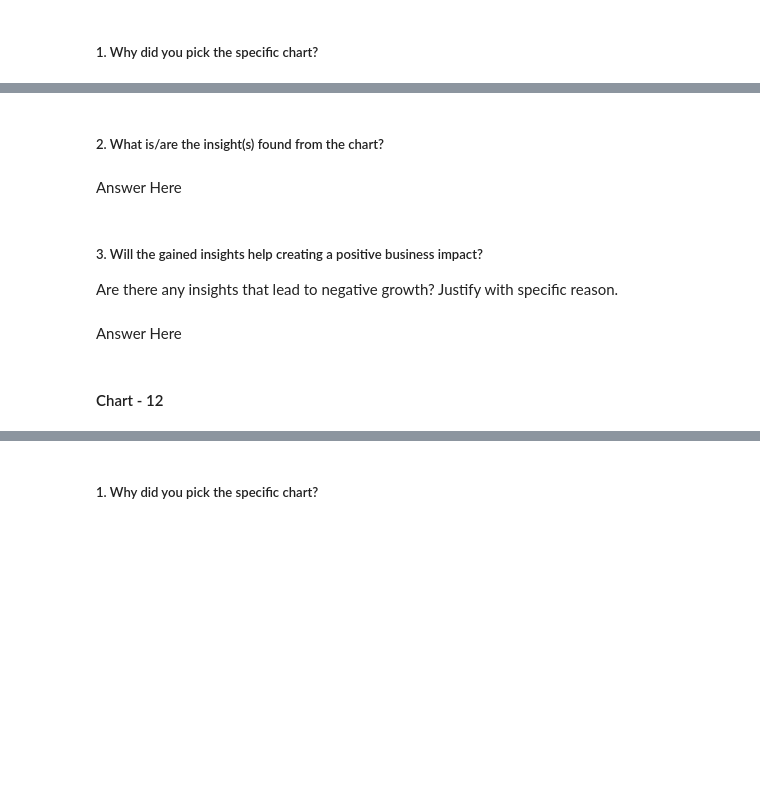
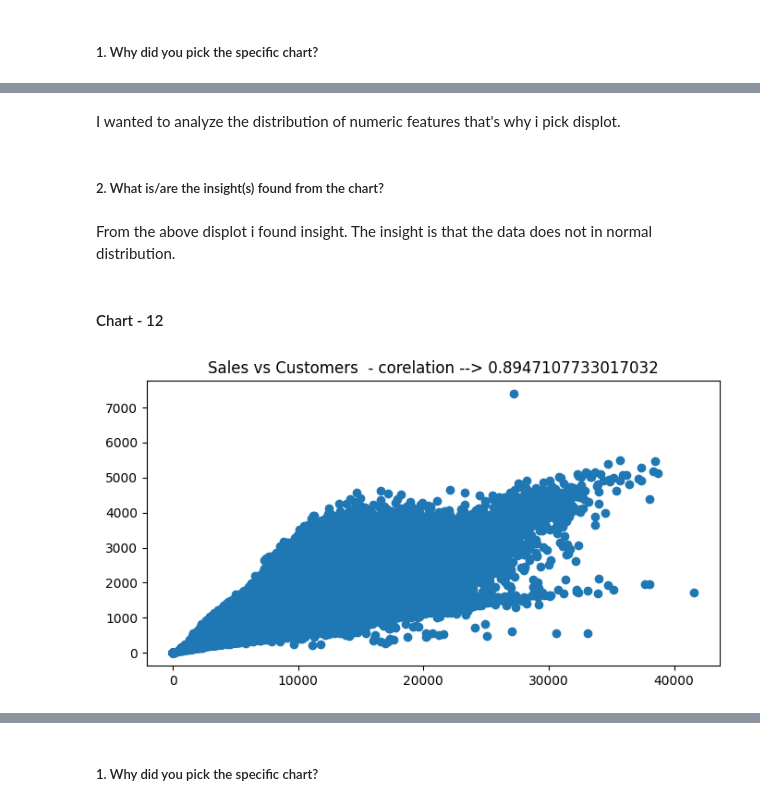
Before and after one commit to hmarathe420/Retail_Sales_Prediction, a Jupyter notebook: Retail_Sales_Prediction.ipynb, the cells around one changed output, grey strips where cells are left out. Cells and saved outputs as stored; diff of their text form; code cells hidden in the pictures; blank space fills up the shorter version.

```diff
--- a/Retail_Sales_Prediction.ipynb
+++ b/Retail_Sales_Prediction.ipynb
@@ -742,11 +774,8 @@ Answer Here.
+# %% [markdown]
+I wanted to analyze the distribution of numeric features that's why i pick displot.
 # %% [markdown]
 ##### 2. What is/are the insight(s) found from the chart?
-# %% [markdown]
-Answer Here
-# %% [markdown]
-##### 3. Will the gained insights help creating a positive business impact?
-Are there any insights that lead to negative growth? Justify with specific reason.
-# %% [markdown]
-Answer Here
+# %% [markdown]
+From the above displot i found insight. The insight is that the data does not in normal distribution.
 # %% [markdown]
 #### Chart - 12
@@ -754,0 +782,9 @@ Answer Here
+# %%
+#Corelation Between the Sales and Customers
+corelation = list(np.corrcoef(rossmannstore_df['Sales'],rossmannstore_df['Customers']))
+plt.figure(figsize= (8,4))
+plt.title(f'Sales vs Customers  - corelation --> '+ str(list(corelation[0])[1]))
+plt.scatter(rossmannstore_df['Sales'],rossmannstore_df['Customers'])
+plt.show()
+# %% [output]
+[figure, added]
```
Also changed, not shown: parts of 15 cells of this notebook.
